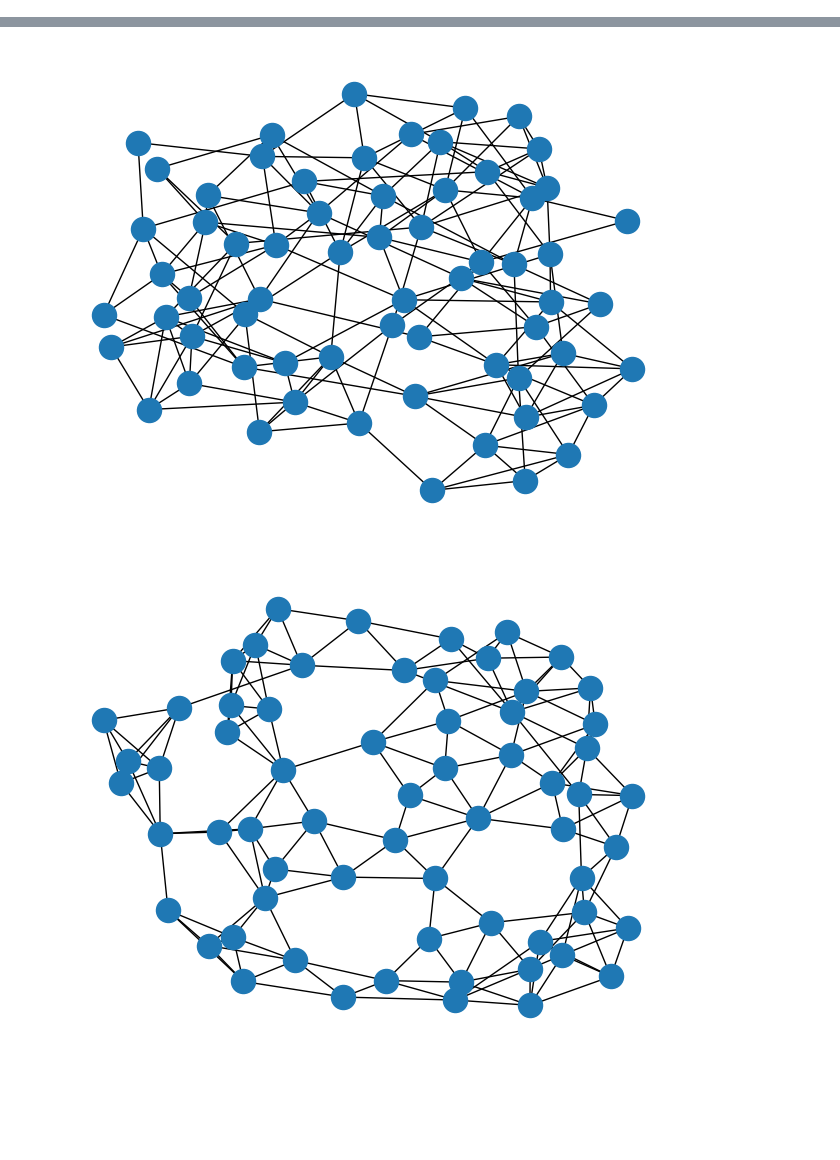
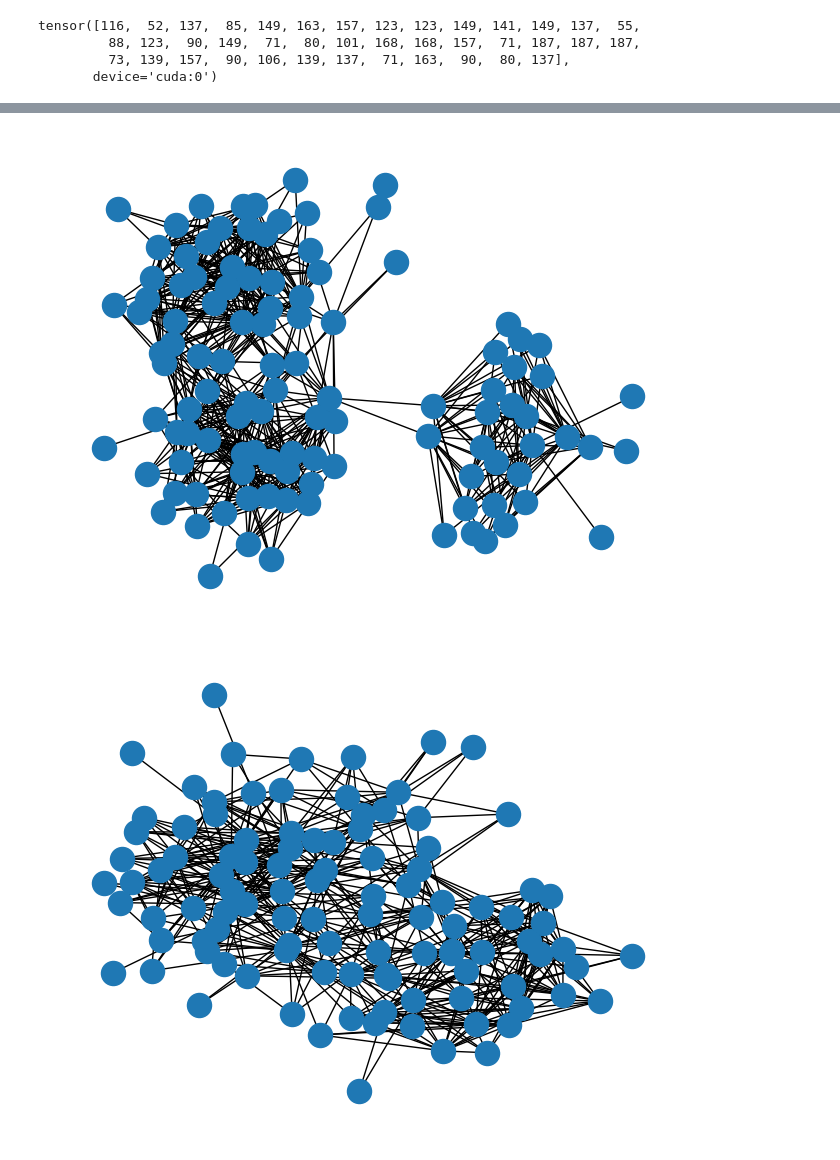
Before and after one commit to lcosmo/GRASP, a Jupyter notebook: scores.ipynb, the cells around one changed output, grey strips where cells are left out. Cells and saved outputs as stored; diff of their text form; code cells hidden in the pictures; blank space fills up the shorter version.

```diff
--- a/scores.ipynb
+++ b/scores.ipynb
@@ -27,8 +28,11 @@ The autoreload extension is already loaded. To reload it, use:
 # %%
 import glob
 from models.refiner import Refiner
-ckpt_file = glob.glob('graph_diffusion_refinement/n87qbyim/checkpoints/epoch*.ckpt')[0]
+runid = '2iqjjt48'
+ckpt_file = glob.glob(f'graph_diffusion_refinement/{runid}/checkpoints/epoch*.ckpt')[0]
+ckpt_file = f'graph_diffusion_refinement/{runid}/checkpoints/last.ckpt'
 model_denoise = Refiner.load_from_checkpoint(ckpt_file)
+
 args = model_denoise.hparams
 model_denoise = model_denoise.generator.to('cuda')
 # %%
@@ -62,3 +92,5 @@ Tot #200
 # %%
-train_set.degree
+
+x = sklearn.manifold.TSNE(2).fit_transform(yy_all[:,0].data.cpu())
+plt.scatter(x[:,0],x[:,1],c=n_nodes)
 # %% [output]
@@ -76,19 +113,24 @@ pass
 model.eval()
 model.to('cuda')
 
+n_folds = 5
 n,k = train_set[0][0].shape
-n_graphs = len(test_set)*1
+n_graphs = len(test_set)*n_folds
 n_nodes = list(train_set.sample_n_nodes(n_graphs-1)) + [train_set.n_max]
+
+# def sample_eigs(self, max_nodes, num_eigs, scale_xy, unscale_xy, num_graphs=256, oversample_mult=4, device='cuda', sampling_steps=100, reproject=False):
 
 # Generate Point Clouds
 gen_pcs = []
 for i in tqdm(range(0, 1), 'Generate'):
     with torch.no_grad():
 #         z = torch.randn([args.batch_size, ckpt['args'].latent_dim]).to(args.device)
-        x = model.sample(n_nodes, n_graphs, 1, point_dim=k, scale_xy=train_set.scale_xy, unscale_xy=train_set.unscale_xy)
-        print(x.shape)
-        gen_pcs.append(x.detach().cpu())
-gen_pcs_l = torch.cat(gen_pcs, dim=0)#[:len(test_dset)]
+        xx,yy = model.sample_eigs(n_nodes, k, scale_xy=train_set.scale_xy, unscale_xy=train_set.unscale_xy, oversample_mult=4)
+#         print(x.shape)
+        gen_pcs.append((xx.detach().cpu(),yy.detach().cpu()))
+# gen_pcs_l = torch.cat(gen_pcs, dim=0)#[:len(test_dset)]
 # if args.normalize is not None:
 #     gen_pcs = normalize_point_clouds(gen_pcs_l[...,:3], mode=args.normalize, logger=logger)
-samples_EIGVEC = gen_pcs_l[...,:]
+# samples_EIGVEC = gen_pcs_l[...,:]
+xx_all = torch.cat([x[0] for x in gen_pcs],0)
+yy_all = torch.cat([x[1] for x in gen_pcs],0)
@@ -114,20 +152,31 @@ torch.Size([40, 65, 32])
+# %%
+mask.sum(-1)
+# %% [output]
+tensor([116,  52, 137,  85, 149, 163, 157, 123, 123, 149, 141, 149, 137,  55,
+         88, 123,  90, 149,  71,  80, 101, 168, 168, 157,  71, 187, 187, 187,
+         73, 139, 157,  90, 106, 139, 137,  71, 163,  90,  80, 137],
+       device='cuda:0')
 # %%
 # samples_EIGVEC[:,:-1,:].abs().sum(-1).shape
 # samples_EIGVEC[:,:,:] = samples_EIGVEC[:1,:,:]
 gen_dev = 'cuda'
 
-xx = samples_EIGVEC[:,:-1,:].to(gen_dev)
-yy = samples_EIGVEC[:,-1,:].to(gen_dev)
+# xx = samples_EIGVEC[:,:-1,:].to(gen_dev)
+# yy = samples_EIGVEC[:,-1,:].to(gen_dev)
+xx = xx_all.to(gen_dev)
+yy = yy_all.to(gen_dev)
 mask = xx.abs().sum(-1)>1e-6
 
-xx,yy = train_set.unscale_xy(xx,yy)
-# xx = xx/xx.norm(dim=1)[:,None,:]
+# xx,yy = train_set.unscale_xy(xx,yy)
+xx = xx/xx.norm(dim=1)[:,None,:]
+
 
 with torch.no_grad():
 #     mask = torch.ones(1,xx.shape[1],xx.shape[1]).expand(xx.shape[0],xx.shape[1]).to(gen_dev)
     inno =  torch.randn(list(mask.shape[:2])+[model_denoise.latent_dim], device=gen_dev)*1e-2
-    fake_adj = model_denoise(inno, yy, xx, mask).cpu()
+    fake_adj,_,_ = model_denoise(inno, yy[:,0], xx, mask)
 
+fake_adj=fake_adj.cpu()
 
 import scipy
 LLLall_ =[]
@@ -151,2 +200,2 @@ for A in graph_pred_list[:10]:
-[figure, old version]
+[figure, new version]
-[figure, old version]
+[figure, new version]
```
Also changed, not shown: parts of 15 cells of this notebook, 1 other file.
